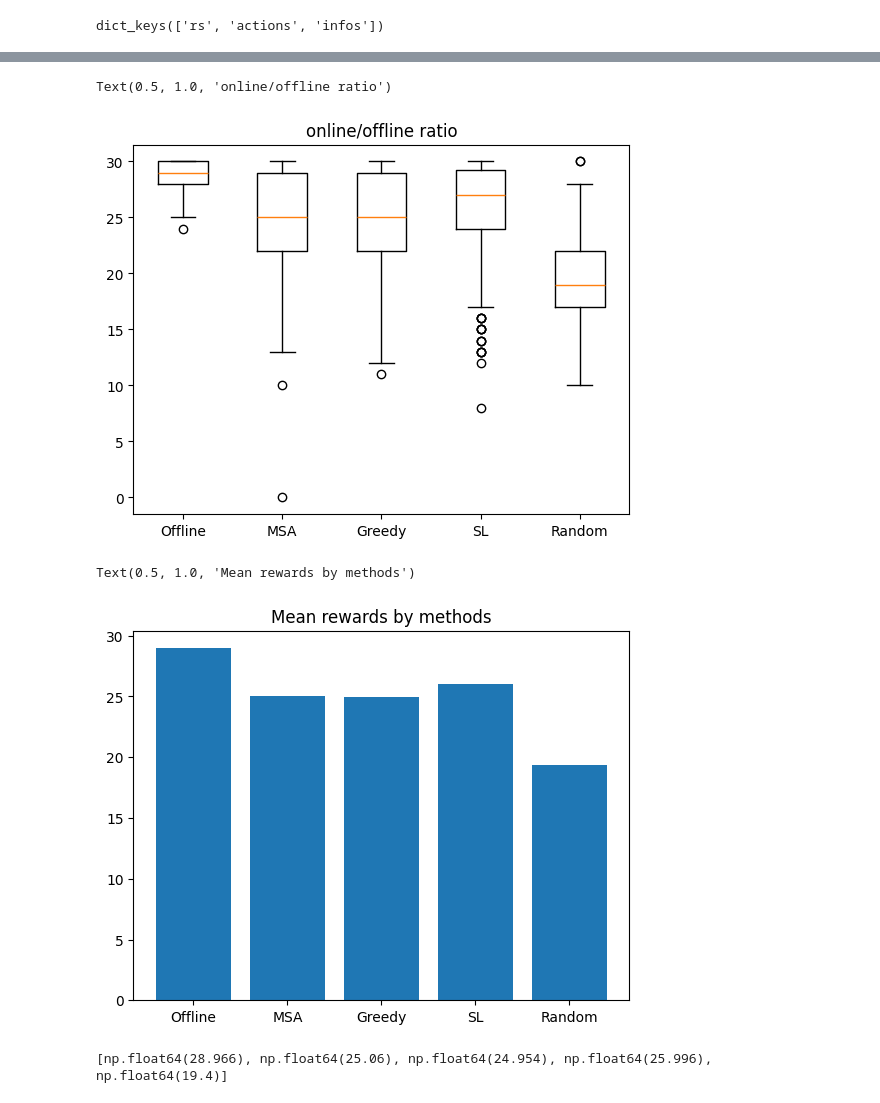
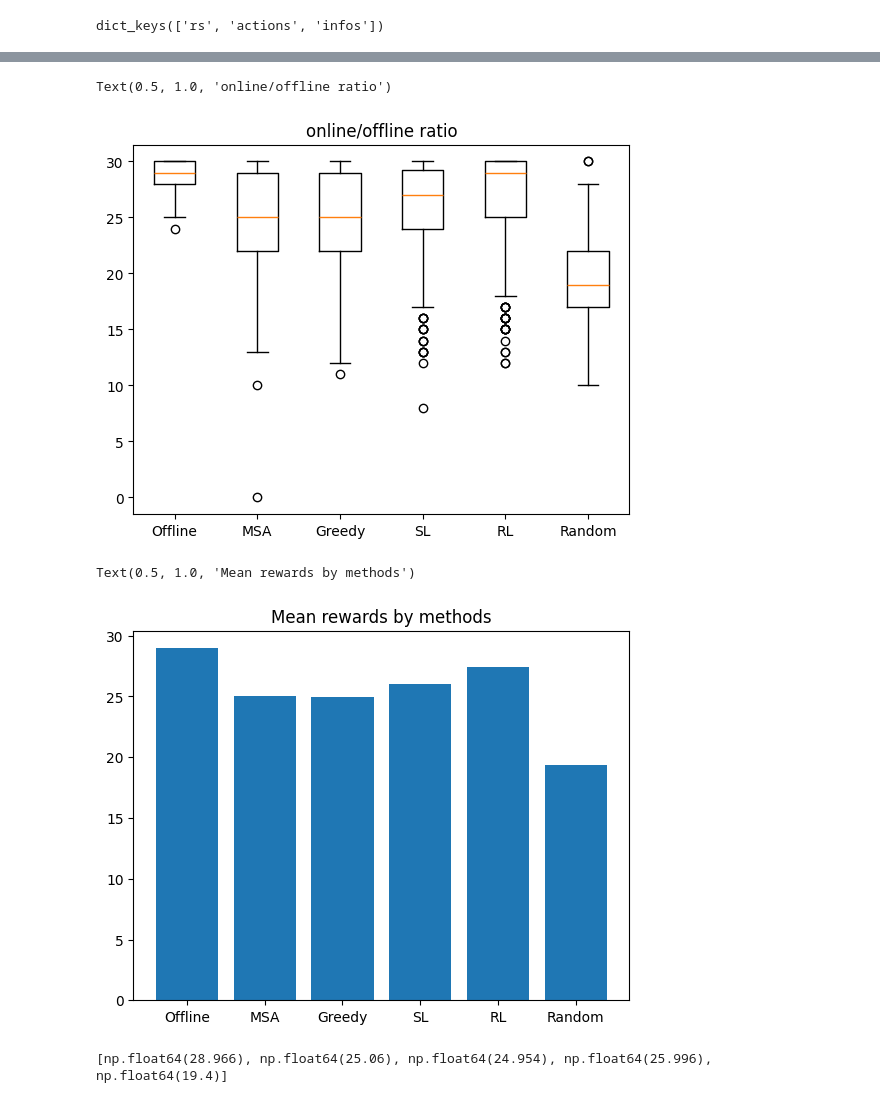
Before and after one commit to Farid-Najar/DynamicQVRP, a Jupyter notebook: results.ipynb, the cells around one changed output, grey strips where cells are left out. Drawn from its saved outputs; the diff is of its cells as text; code cells hidden in the pictures.

```diff
--- a/results.ipynb
+++ b/results.ipynb
@@ -42,6 +42,9 @@ with open(f'results/{file}/res_offline.pkl', "rb") as f:
 with open(f'results/{file}/res_SL.pkl', "rb") as f:
     res_SL = pickle.load(f)
 
+with open(f'results/{file}/res_RL.pkl', "rb") as f:
+    res_RL = pickle.load(f)
+
 with open(f'results/{file}/res_MSA.pkl', "rb") as f:
     res_MSA = pickle.load(f)
 
@@ -88,6 +93,7 @@ qs = [
     res_MSA["rs"],
     res_greedy["rs"],
     res_SL["rs"],
+    res_RL["rs"],
     res_random["rs"],
 ]
 
@@ -98,6 +104,7 @@ plt.boxplot(
         "MSA",
         "Greedy",
         "SL",
+        "RL",
         "Random"],
 )
 # plt.hlines(1, 0.5, len(qs)+.5, colors='red')
@@ -105,35 +112,37 @@ plt.title("online/offline ratio")
 # plt.hlines(np.mean(r_MSA_woRO/r_offline_woRO), 0.5, 2.5, colors='red', linestyles='--')
 # %% [output]
 Text(0.5, 1.0, 'online/offline ratio')
-[figure, old version]
+[figure, new version]
 # %%
 # gap = [
 #     res_offline["rs"]/res_MSA["rs"] -1, res_offline["rs"]/res_greedy["rs"]-1, res_offline["rs"]/res_random["rs"]-1
 # ]
 
 gap = [
     res_offline["rs"].mean(),
     res_MSA["rs"].mean(),
     res_greedy["rs"].mean(),
     res_SL["rs"].mean(),
+    res_RL["rs"].mean(),
     res_random["rs"].mean(),
 ]
 
 plt.bar(
     height=gap,
     x=[
         "Offline",
         "MSA",
         "Greedy",
         "SL",
+        "RL",
         "Random"],
 )
 # plt.hlines(1, 0.5, len(gap)+.5, colors='red')
 plt.title("Mean rewards by methods")
 # plt.hlines(np.mean(r_MSA_woRO/r_offline_woRO), 0.5, 2.5, colors='red', linestyles='--')
 # %% [output]
 Text(0.5, 1.0, 'Mean rewards by methods')
-[figure, old version]
+[figure, new version]
 # %%
 print(gap)
 # %% [output]
```
Also changed, not shown: parts of 3 cells of this notebook, 7 other files.
